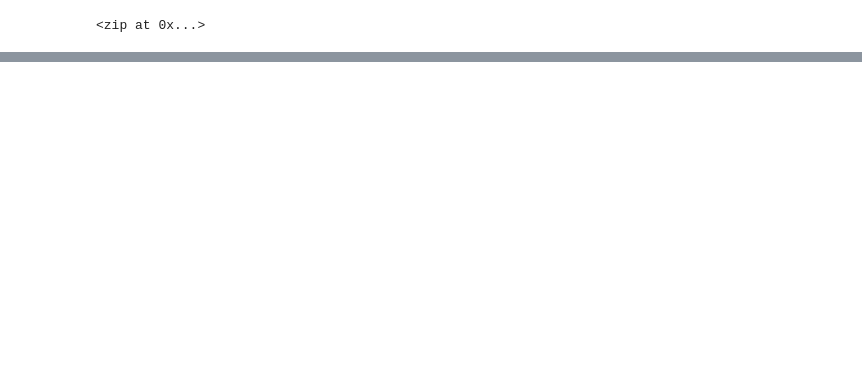
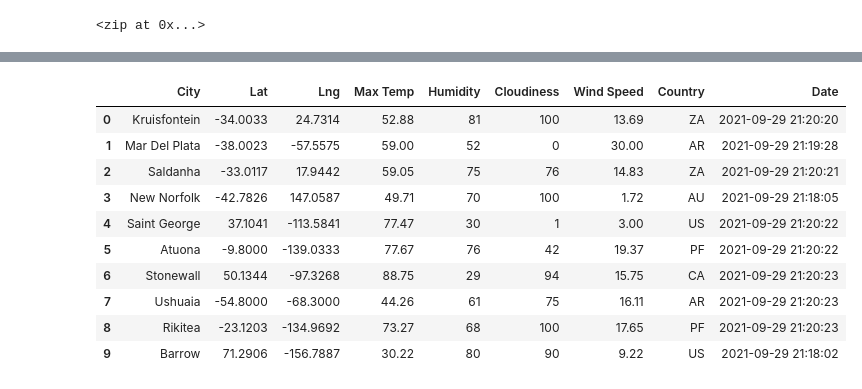
Before and after one commit to Durza75/World_Weather_Analysis, a Jupyter notebook: WeatherPy.ipynb, the cells around one changed output, grey strips where cells are left out. Cells and saved outputs as stored; diff of their text form; code cells hidden in the pictures; blank space fills up the shorter version.

```diff
--- a/WeatherPy.ipynb
+++ b/WeatherPy.ipynb
@@ -32,0 +137,16 @@ len(cities)
+# %%
+# Convert the array of dictionaries to a Pandas DataFrame.
+city_data_df = pd.DataFrame(city_data)
+city_data_df.head(10)
+# %% [output]
+|  | City | Lat | Lng | Max Temp | Humidity | Cloudiness | Wind Speed | Country | Date |
+| 0 | Kruisfontein | -34.0033 | 24.7314 | 52.88 | 81 | 100 | 13.69 | ZA | 2021-09-29 21:20:20 |
+| 1 | Mar Del Plata | -38.0023 | -57.5575 | 59.00 | 52 | 0 | 30.00 | AR | 2021-09-29 21:19:28 |
+| 2 | Saldanha | -33.0117 | 17.9442 | 59.05 | 75 | 76 | 14.83 | ZA | 2021-09-29 21:20:21 |
+| 3 | New Norfolk | -42.7826 | 147.0587 | 49.71 | 70 | 100 | 1.72 | AU | 2021-09-29 21:18:05 |
+| 4 | Saint George | 37.1041 | -113.5841 | 77.47 | 30 | 1 | 3.00 | US | 2021-09-29 21:20:22 |
+| 5 | Atuona | -9.8000 | -139.0333 | 77.67 | 76 | 42 | 19.37 | PF | 2021-09-29 21:20:22 |
+| 6 | Stonewall | 50.1344 | -97.3268 | 88.75 | 29 | 94 | 15.75 | CA | 2021-09-29 21:20:23 |
+| 7 | Ushuaia | -54.8000 | -68.3000 | 44.26 | 61 | 75 | 16.11 | AR | 2021-09-29 21:20:23 |
+| 8 | Rikitea | -23.1203 | -134.9692 | 73.27 | 68 | 100 | 17.65 | PF | 2021-09-29 21:20:23 |
+| 9 | Barrow | 71.2906 | -156.7887 | 30.22 | 80 | 90 | 9.22 | US | 2021-09-29 21:18:02 |
```
Also changed, not shown: parts of 7 cells of this notebook, 3 other files.
